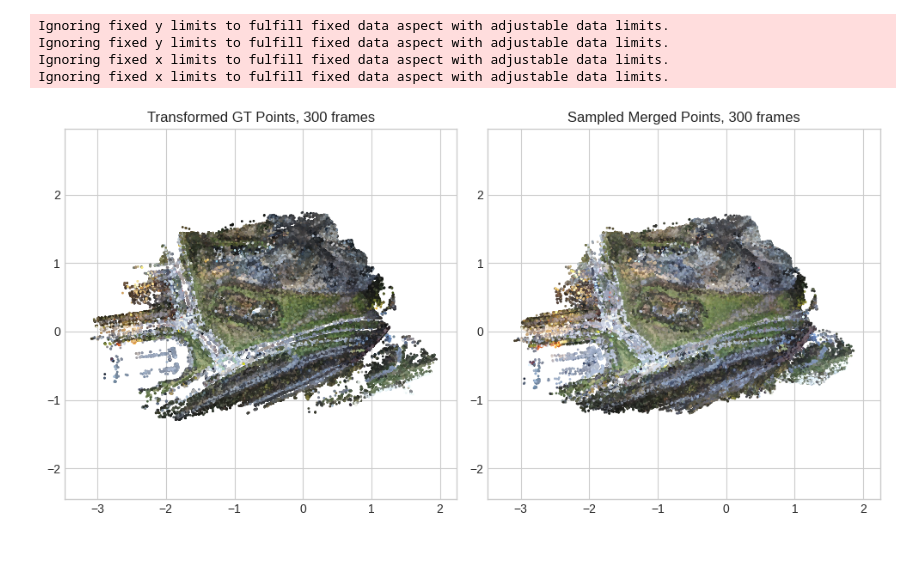
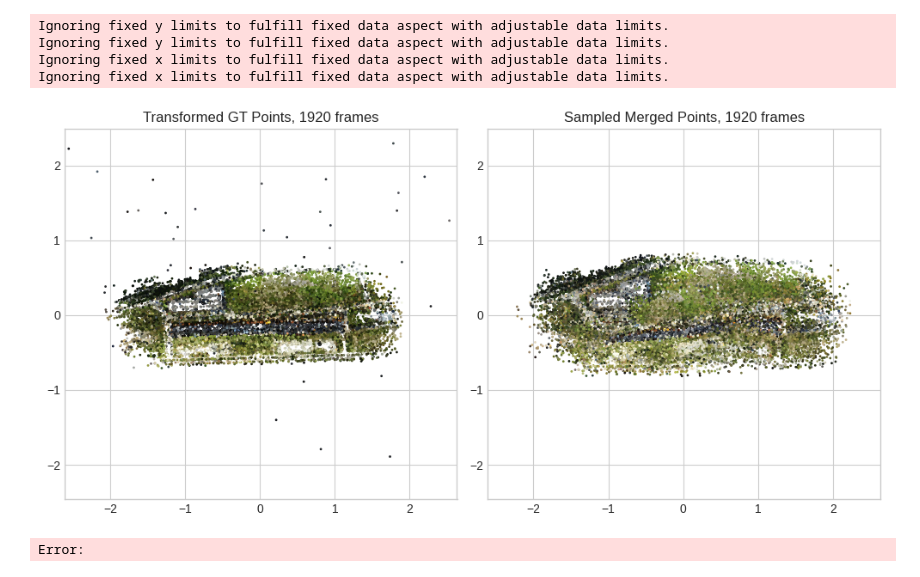
Before and after one commit to sIHURs/VGGT-X, a Jupyter notebook: notebooks/multi_batch.ipynb, the cells around one changed output. Saved outputs shown, nothing was run; the diff lists cells and outputs as text; code cells hidden in the pictures.

```diff
--- a/notebooks/multi_batch.ipynb
+++ b/notebooks/multi_batch.ipynb
@@ -155,8 +164,8 @@ VGGT(
 import utils.colmap as colmap_utils
 
 # Get image paths and preprocess them
-sparse_dir_gt = "../data/mill19/rubble-pixsfm/train/sparse/0"
-images_dir = "../data/mill19/rubble-pixsfm/train/images"
+sparse_dir_gt = "../data/mill19/building-pixsfm/train/sparse/0"
+images_dir = "../data/mill19/building-pixsfm/train/images"
 
 cameras_gt = colmap_utils.read_cameras_binary(os.path.join(sparse_dir_gt, "cameras.bin"))
 images_gt = colmap_utils.read_images_binary(os.path.join(sparse_dir_gt, "images.bin"))
@@ -180,12 +189,13 @@ for pcd_id, pcd in tqdm(pcd_gt.items(), desc="Constructing Graph"):
 # G.remove_edges_from(edges_to_remove)
 # %%
 # find total_frame_num connected nodes with the highest edge weights
-total_frame_num = 300
-subtree, total_w = maximum_weight_connected_subtree(G, k=total_frame_num, iter=int(len(images_gt) * 0.1), remove_deg_thresh=1200)
-print(f"Total weight of the subtree: {total_w}")
+total_frame_num = len(G.nodes())
+# total_frame_num = 500
+# subtree, total_w = maximum_weight_connected_subtree(G, k=total_frame_num, iter=int(len(images_gt) * 0.1), remove_deg_thresh=500)
+# print(f"Total weight of the subtree: {total_w}")
 
-G_copy = subtree.copy()
-threshold_connected = max_threshold_connected(subtree, eps=100)
+G_copy = G.copy()
+threshold_connected = max_threshold_connected(G, eps=100)
 edges_to_remove = [(u, v) for u, v, d in G_copy.edges(data=True) if d['weight'] < threshold_connected]
 G_copy.remove_edges_from(edges_to_remove)
 cycle = traveling_salesman_problem(G_copy, weight='weight', cycle=False, method=christofides)
@@ -211,7 +218,7 @@ images, original_coords = load_and_preprocess_images_ratio(image_path_list, vggt
 # Run VGGT to estimate camera and depth
 # Run with 518x518 images
 # process with image batches with appointed overlapping rate
-window_size = 50
+window_size = 200
 min_overlap = 0.5  # 50% overlap
 window_num = np.ceil((total_frame_num / window_size - 1) / (1 - min_overlap) + 1)
 window_step = int(window_size * (total_frame_num / window_size - 1) / (window_num - 1))
@@ -550,7 +506,7 @@ for k, idx in tqdm(enumerate(list(images_gt_updated.keys()))):
     pcd_rgb_gt_list.append(pcd_rgb_gt[conf_mask])
     pcd_rgb_sampled_list.append(pcd_rgb_sampled[conf_mask])
 
-c, R, t = umeyama(np.concatenate(pcd_xyz_gt_list, axis=0).T, np.concatenate(pcd_xyz_sampled_list, axis=0).T)
+# c, R, t = umeyama(np.concatenate(pcd_xyz_gt_list, axis=0).T, np.concatenate(pcd_xyz_sampled_list, axis=0).T)
 
 print("Estimated Camera Parameters:")
 print(f"Scale (c): {c}")
@@ -598,29 +554,31 @@ Chamfer Distance: 0.006662170131296327
 # %%
 ANALYZE_RESULT=True
 if ANALYZE_RESULT:
+    interval = 100
     x_min, x_max = pcd_xyz_sampled_array[:, 0].min(), pcd_xyz_sampled_array[:, 0].max()
     y_min, y_max = pcd_xyz_sampled_array[:, 1].min(), pcd_xyz_sampled_array[:, 1].max()
 
     plt.style.use("seaborn-v0_8-whitegrid")
     plt.figure(figsize=(10, 5))
     plt.subplot(1, 2, 1)
-    plt.scatter(pcd_xyz_gt_array[:, 0], pcd_xyz_gt_array[:, 1], c=pcd_rgb_gt_array, s=1)
+    plt.scatter(pcd_xyz_gt_array[::interval, 0], pcd_xyz_gt_array[::interval, 1], c=pcd_rgb_gt_array[::interval], s=1)
     plt.axis('equal')
     plt.xlim(x_min, x_max)
     plt.ylim(y_min, y_max)
     plt.title(f"Transformed GT Points, {total_frame_num} frames")
 
     plt.subplot(1, 2, 2)
-    plt.scatter(pcd_xyz_sampled_array[:, 0], pcd_xyz_sampled_array[:, 1], c=pcd_rgb_sampled_array, s=1)
+    plt.scatter(pcd_xyz_sampled_array[::interval, 0], pcd_xyz_sampled_array[::interval, 1], c=pcd_rgb_sampled_array[::interval], s=1)
     plt.axis('equal')
     plt.xlim(x_min, x_max)
     plt.ylim(y_min, y_max)
     plt.title(f"Sampled Merged Points, {total_frame_num} frames")
 
     plt.tight_layout()
 # %% [output]
 Ignoring fixed y limits to fulfill fixed data aspect with adjustable data limits.
 Ignoring fixed y limits to fulfill fixed data aspect with adjustable data limits.
 Ignoring fixed x limits to fulfill fixed data aspect with adjustable data limits.
 Ignoring fixed x limits to fulfill fixed data aspect with adjustable data limits.
-[figure, old version]
+[figure, new version]
+Error:
```
Also changed, not shown: parts of 13 cells of this notebook, 1 other file.
